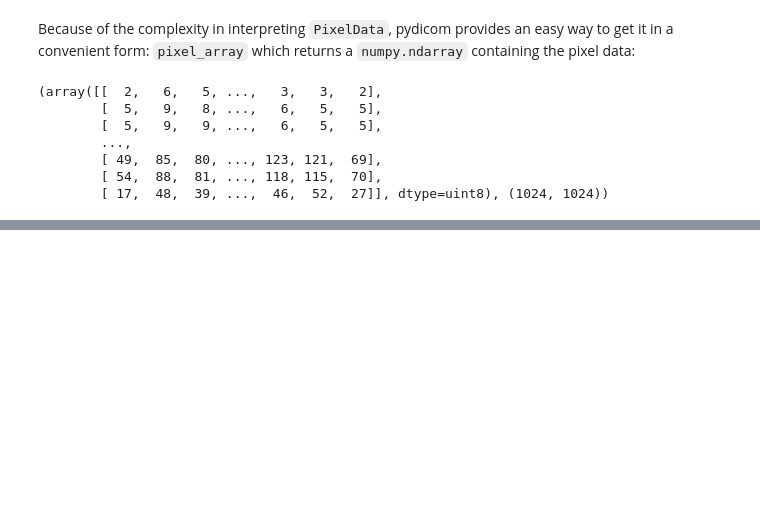
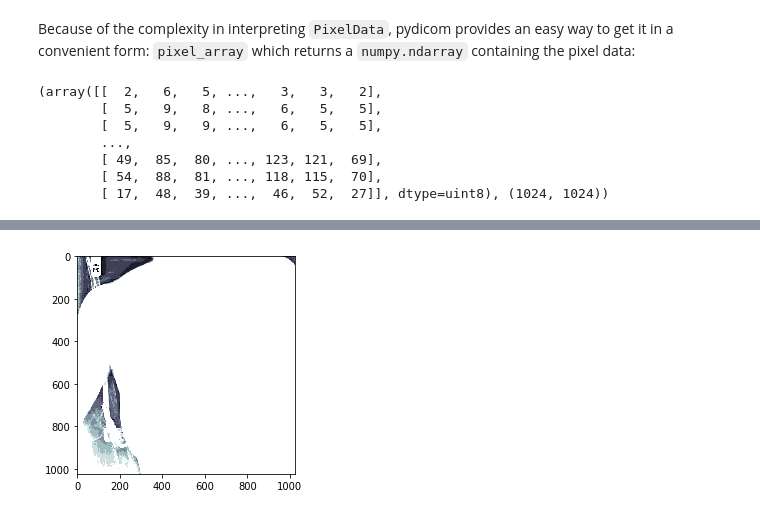
Before and after one commit to asvcode/covid19-translations, a Jupyter notebook: _notebooks/2020-04-28-Medical-Imaging-Part1.ipynb, the cells around one changed output, grey strips where cells are left out. Saved outputs shown, nothing was run; the diff lists cells and outputs as text; code cells hidden in the pictures; blank space fills up the shorter version.

```diff
--- a/_notebooks/2020-04-28-Medical-Imaging-Part1.ipynb
+++ b/_notebooks/2020-04-28-Medical-Imaging-Part1.ipynb
@@ -135,0 +284,3 @@ dimg.pixel_array, dimg.pixel_array.shape
+# %%
+data_scaled = dimg.hist_scaled(min_px=1, max_px=10)
+data_scaled
@@ -135,0 +295,5 @@ dimg.pixel_array, dimg.pixel_array.shape
+# %%
+#max_px = 10
+plt.imshow(data_scaled, cmap=plt.cm.bone);
+# %% [output]
+[figure, added]
```
Also changed, not shown: parts of 39 cells of this notebook.
